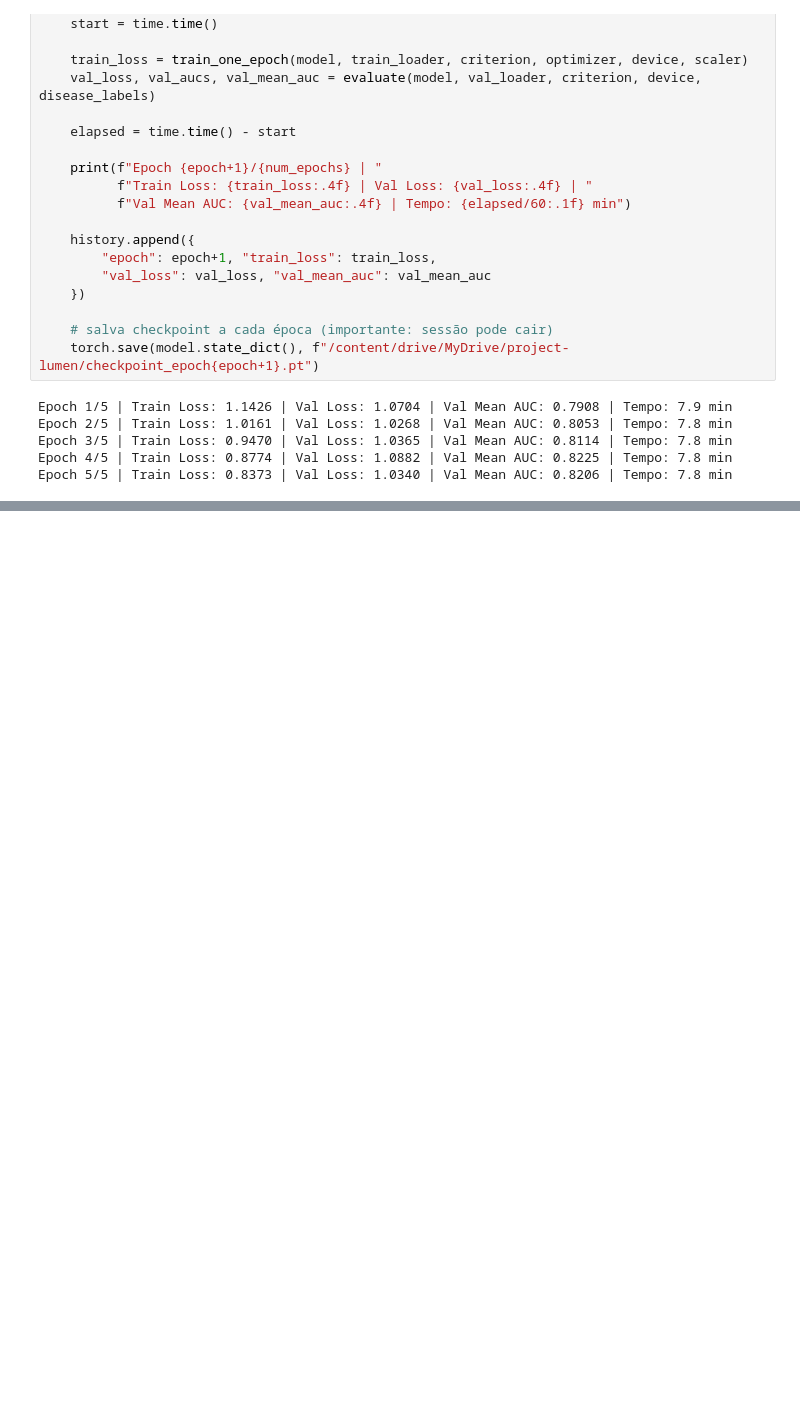
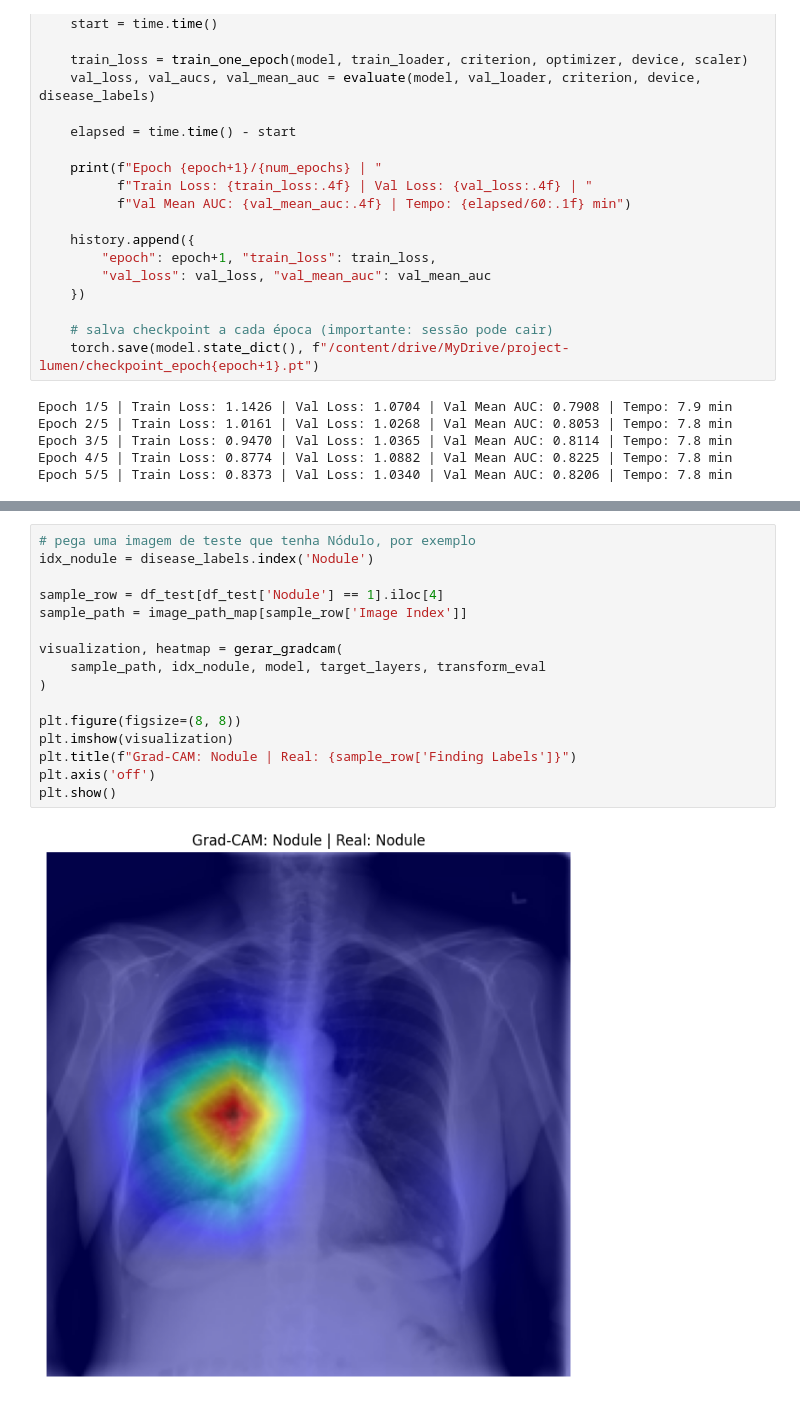
Before and after one commit to RafaelWhoa/project-lumen, a Jupyter notebook: project-lumen.ipynb, the cells around one changed output, grey strips where cells are left out. Drawn from its saved outputs; the diff is of its cells as text; blank space fills up the shorter version.

```diff
--- a/project-lumen.ipynb
+++ b/project-lumen.ipynb
@@ -310,0 +392,18 @@ Epoch 5/5 | Train Loss: 0.8373 | Val Loss: 1.0340 | Val Mean AUC: 0.8206 | Tempo
+# %%
+# pega uma imagem de teste que tenha Nódulo, por exemplo
+idx_nodule = disease_labels.index('Nodule')
+
+sample_row = df_test[df_test['Nodule'] == 1].iloc[4]
+sample_path = image_path_map[sample_row['Image Index']]
+
+visualization, heatmap = gerar_gradcam(
+    sample_path, idx_nodule, model, target_layers, transform_eval
+)
+
+plt.figure(figsize=(8, 8))
+plt.imshow(visualization)
+plt.title(f"Grad-CAM: Nodule | Real: {sample_row['Finding Labels']}")
+plt.axis('off')
+plt.show()
+# %% [output]
+[figure, added]
```
Also changed, not shown: parts of 5 cells of this notebook.
